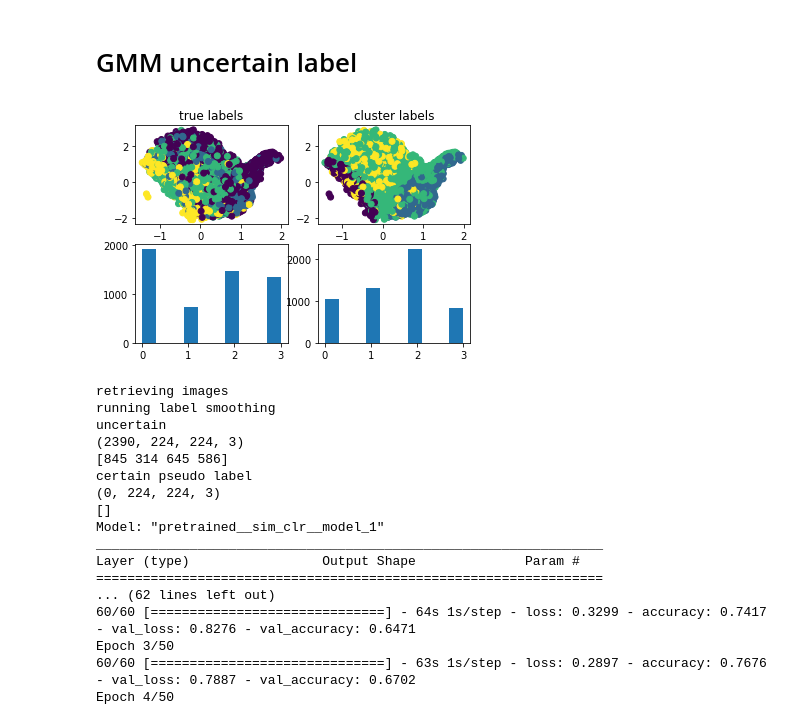
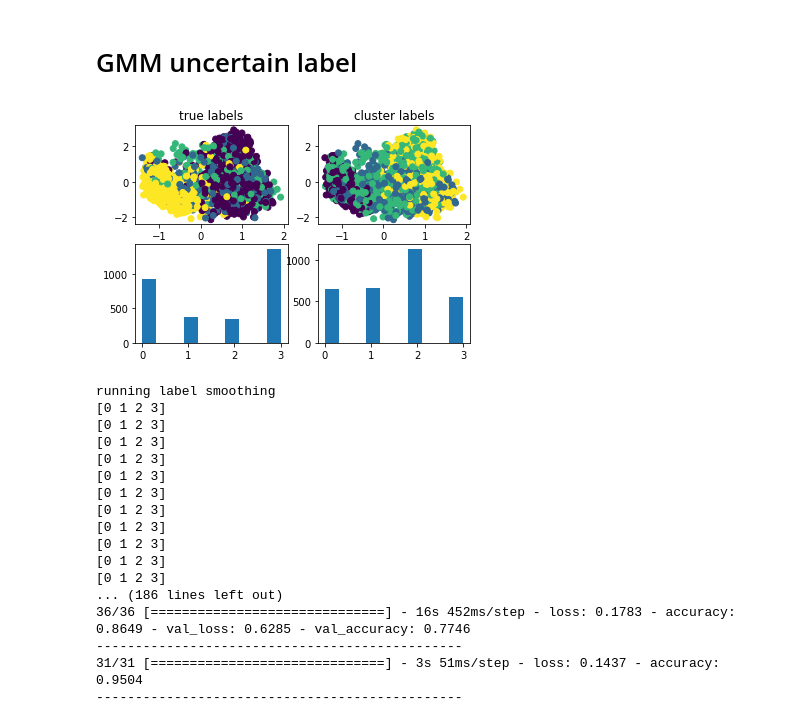
Before and after one commit to anoopsanka/retinal_oct, a Jupyter notebook: notebooks/OCT_MixtureModel_224_valsplit.ipynb, the cells around one changed output. Saved outputs shown, nothing was run; the diff lists cells and outputs as text; code cells hidden in the pictures.

```diff
--- a/notebooks/OCT_MixtureModel_224_valsplit.ipynb
+++ b/notebooks/OCT_MixtureModel_224_valsplit.ipynb
@@ -587,9 +592,9 @@ def run_experiments_GaussianMixture_lb(embedding,
 
   gmm_pred = gmm_results.predict_proba(X)
   flag1 = np.logical_and(gmm_pred[:,0] < max_proba, gmm_pred[:,0] > min_proba )
-  flag2 = np.logical_and(gmm_pred[:,0] < max_proba, gmm_pred[:,0] > min_proba )
-  flag3 = np.logical_and(gmm_pred[:,1] < max_proba, gmm_pred[:,1] > min_proba )
-  flag4 = np.logical_and(gmm_pred[:,2] < max_proba, gmm_pred[:,2] > min_proba )
+  flag2 = np.logical_and(gmm_pred[:,1] < max_proba, gmm_pred[:,1] > min_proba )
+  flag3 = np.logical_and(gmm_pred[:,2] < max_proba, gmm_pred[:,2] > min_proba )
+  flag4 = np.logical_and(gmm_pred[:,3] < max_proba, gmm_pred[:,3] > min_proba )
 
   _flags = np.logical_or.reduce((flag1, flag2, flag3, flag4))
   _index = np.arange(len(_flags))[_flags]
@@ -606,19 +611,24 @@ def run_experiments_GaussianMixture_lb(embedding,
   ax[3].hist(pred_cluster[_flags])
   plt.show()
 
-  print('retrieving images')
+
   # filter out images that are classified as outlier in KMeans
-  images, labels = retrieve_images(_index)
 
   print('running label smoothing')
   # run label smoothing
   predicted_labels = []
+
+  preselected_idx = []
   for i in range(ntimes):
-    subsample_embed, subsample_masked_lb, subsample_gt, subsample_global_index = sample_labeled_data_with_mask(X[:, :n_dimension],
+    subsample_embed, subsample_masked_lb, subsample_gt, subsample_global_index = sample_labeled_data_with_mask(X,
                                                                                                               train_labels,
                                                                                                               _flags,
                                                                                                               sample_per_class=sample_per_class,
                                                                                                               )
+    preselected_idx.append( subsample_global_index[subsample_masked_lb > -1])
+
+    print(train_labels[preselected_idx[-1]] )
+
     pred_lb = fit_labelSpreading(subsample_embed, subsample_masked_lb)
     predicted_labels.append(pred_lb)
   labels_pred_stacked = np.vstack(predicted_labels)
@@ -629,14 +639,20 @@ def run_experiments_GaussianMixture_lb(embedding,
   label_vote = np.vstack(label_vote)
 
   # select the images based on the uncertainty of votes
-  img_selected, lb_selected = select_uncertain_images(label_vote,
-                                                      images,
-                                                      labels,
-                                                      max_vote=max_vote)
+  # img_selected, lb_selected = select_uncertain_images(label_vote,
+  #                                                     images,
+  #                                                     labels,
+  #                                                     max_vote=max_vote)
 
+  print('retrieving images')
+  max_num_vote   = label_vote.max(0)
+  index_selected = subsample_global_index[max_num_vote < max_vote]
+  img_selected, lb_selected = retrieve_images(index_selected)
+
+  print('retrieving images')
+  preselected_idx = np.hstack(preselected_idx)
+  img_certain, lb_certain   = retrieve_images(preselected_idx)
   # select some images based on pseudo labels
-  max_num_vote = label_vote.max(0)
-  img_certain, lb_certain = images[max_num_vote >= ntimes - 1], labels[max_num_vote >= ntimes - 3]
 
   print('uncertain')
   print(img_selected.shape)
@@ -648,9 +664,11 @@ def run_experiments_GaussianMixture_lb(embedding,
 
   imgs, lbs = np.vstack([img_selected, img_certain]), np.hstack([lb_selected, lb_certain])
 
+  print(imgs.shape, lbs.shape)
+
   # train and finetune the classification model
-  ds_train, ds_val = prepare_partial_dataset(img_selected,
-                                             lb_selected,
+  ds_train, ds_val = prepare_partial_dataset(imgs,
+                                             lbs,
                                              sample_weight=sample_weight, )
 
   model_gmm, history_gmm = train_classification_model(ds_train, ds_val)
@@ -668,31 +686,31 @@ from sklearn.mixture import GaussianMixture
 # %%
 model_gmm_pca, history_gmm_pca = run_experiments_GaussianMixture_lb(resnet_proj_PCA,
                                                             all_train_labels,
                                                             sample_weight = True,
-                                                            n_dimension = 3,
+                                                            n_dimension = 8,
                                                             min_proba = 0.4,
                                                             max_proba = 0.6,
                                                             ntimes = 20,
                                                             max_vote = 10,)
 # %% [output]
-[figure, old version]
+[figure, new version]
-retrieving images
 running label smoothing
-uncertain
-(2390, 224, 224, 3)
-[845 314 645 586]
-certain pseudo label
-(0, 224, 224, 3)
-[]
-Model: "pretrained__sim_clr__model_1"
-_________________________________________________________________
-Layer (type)                 Output Shape              Param #
-=================================================================
-... (62 lines left out)
-60/60 [==============================] - 64s 1s/step - loss: 0.3299 - accuracy: 0.7417 - val_loss: 0.8276 - val_accuracy: 0.6471
-Epoch 3/50
-60/60 [==============================] - 63s 1s/step - loss: 0.2897 - accuracy: 0.7676 - val_loss: 0.7887 - val_accuracy: 0.6702
-Epoch 4/50
+[0 1 2 3]
+[0 1 2 3]
+[0 1 2 3]
+[0 1 2 3]
+[0 1 2 3]
+[0 1 2 3]
+[0 1 2 3]
+[0 1 2 3]
+[0 1 2 3]
+[0 1 2 3]
+[0 1 2 3]
+... (186 lines left out)
+36/36 [==============================] - 16s 452ms/step - loss: 0.1783 - accuracy: 0.8649 - val_loss: 0.6285 - val_accuracy: 0.7746
+-----------------------------------------------
+31/31 [==============================] - 3s 51ms/step - loss: 0.1437 - accuracy: 0.9504
+-----------------------------------------------
 # %%
 all_history = []
 for i in range(5):
```
Also changed, not shown: parts of 26 cells of this notebook.
